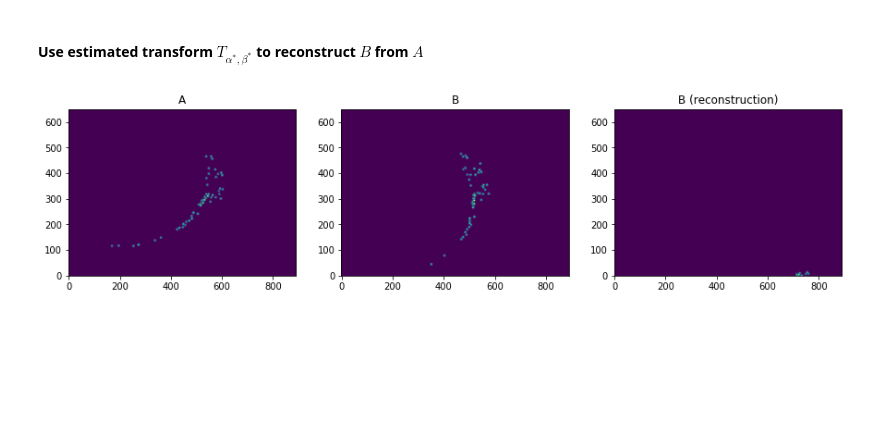
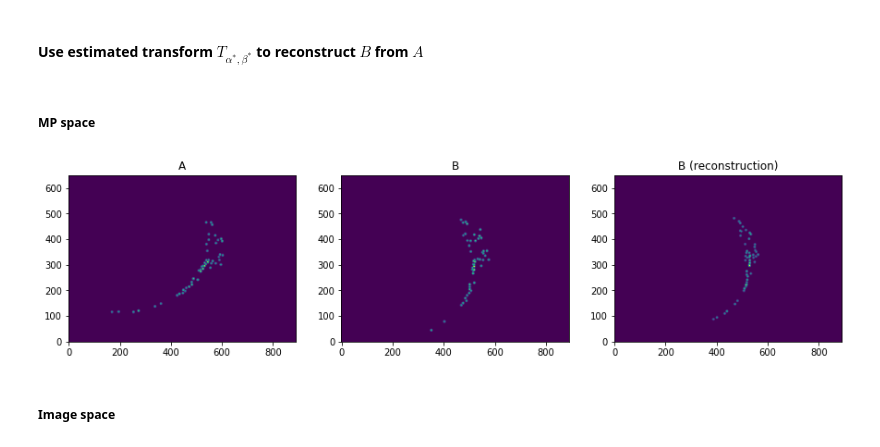
Before and after one commit to evarol/ot_tracking, a Jupyter notebook: python/notebooks/ot_regression_2.ipynb, the cells around one changed output. Saved outputs shown, nothing was run; the diff lists cells and outputs as text; code cells hidden in the pictures; blank space fills up the shorter version.

Commit message:
Got MP OT regression working on real data

```diff
--- a/python/notebooks/ot_regression_2.ipynb
+++ b/python/notebooks/ot_regression_2.ipynb
@@ -147,0 +218,11 @@ plt.title('B (reconstruction)');
+# %%
+# Normalized distance matrix
+M_nn = ot.dist(x, metric='sqeuclidean')
+M = M_nn / np.median(M_nn)
+
+# Compute transport plan
+P = ot.emd(a, b, M)
+
+plt.imshow(P)
+plt.colorbar()
+plt.title('P');
@@ -147,0 +233,19 @@ plt.title('B (reconstruction)');
+# %%
+# Get pairs of points with values above threshold, and corresponding weights from P matrix
+a_idx, b_idx = np.nonzero(P)
+pts_a = x[a_idx]
+pts_b = x[b_idx]
+weights = P[a_idx, b_idx]
+
+# Use sklearn.linear_model.LinearRegression to minimize cost function
+model = LinearRegression(fit_intercept=True)
+model.fit(pts_a, pts_b, sample_weight=weights)
+
+# Estimates of transform parameters
+alpha_est = model.intercept_
+beta_est = model.coef_
+
+print('alpha (est):')
+print(alpha_est)
+print('beta (est):')
+print(beta_est)
@@ -258,32 +398,36 @@ beta (est):
  [-5.26048794e-03 -2.36781502e-04  5.72745507e-01]]
 # %% [markdown]
 #### Use estimated transform $T_{\alpha^*, \beta^*}$ to reconstruct $B$ from $A$
+# %% [markdown]
+##### MP space
 # %%
 # Points and weights for A
 pts = x[0:n_iter]
 wts = a[0:n_iter]
 
-x_b_recon = (pts @ beta_est + alpha_est).astype(int)
+x_b_recon = (pts @ beta_est.T + alpha_est).astype(int)
 
 # Only plot points that fall inside image
 plot_idx = np.all((x_b_recon >= 0) & (x_b_recon < img_shape), axis=1)
 x_b_recon_plot = x_b_recon[plot_idx]
 wts_plot = wts[plot_idx]
 
 b_recon_img = imagerep.reconstruct_image(x_b_recon_plot, [cov], wts_plot, img_shape)
 
 plt.figure(figsize=(15, 15))
 
 plt.subplot(131)
 plot_maxproj(a_img)
 plt.title('A')
 
 plt.subplot(132)
 plot_maxproj(b_img)
 plt.title('B')
 
 plt.subplot(133)
 plot_maxproj(b_recon_img)
 plt.title('B (reconstruction)');
 # %% [output]
-[figure, old version]
+[figure, new version]
+# %% [markdown]
+##### Image space
```
Also changed, not shown: parts of 15 cells of this notebook, 1 other file.
